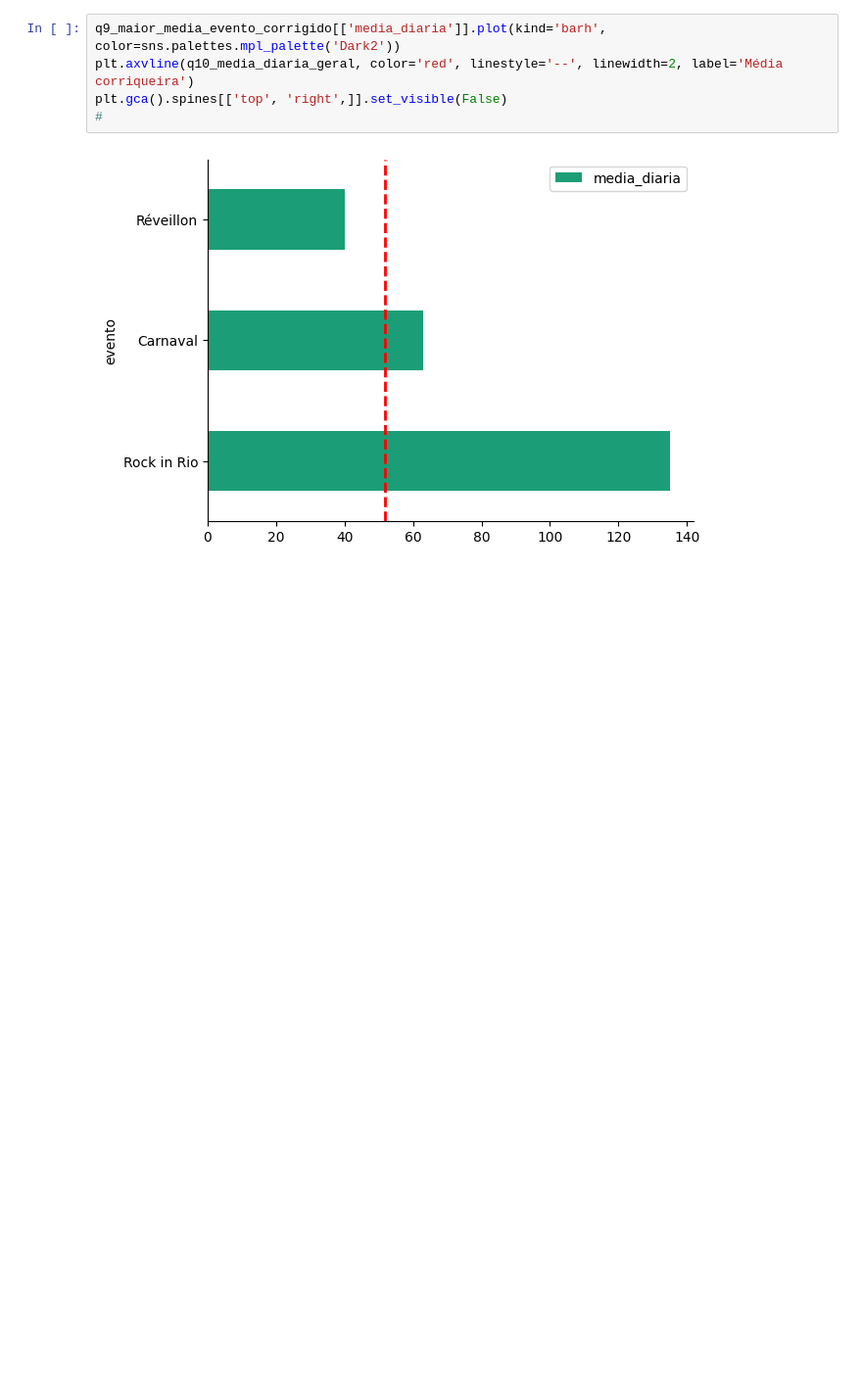
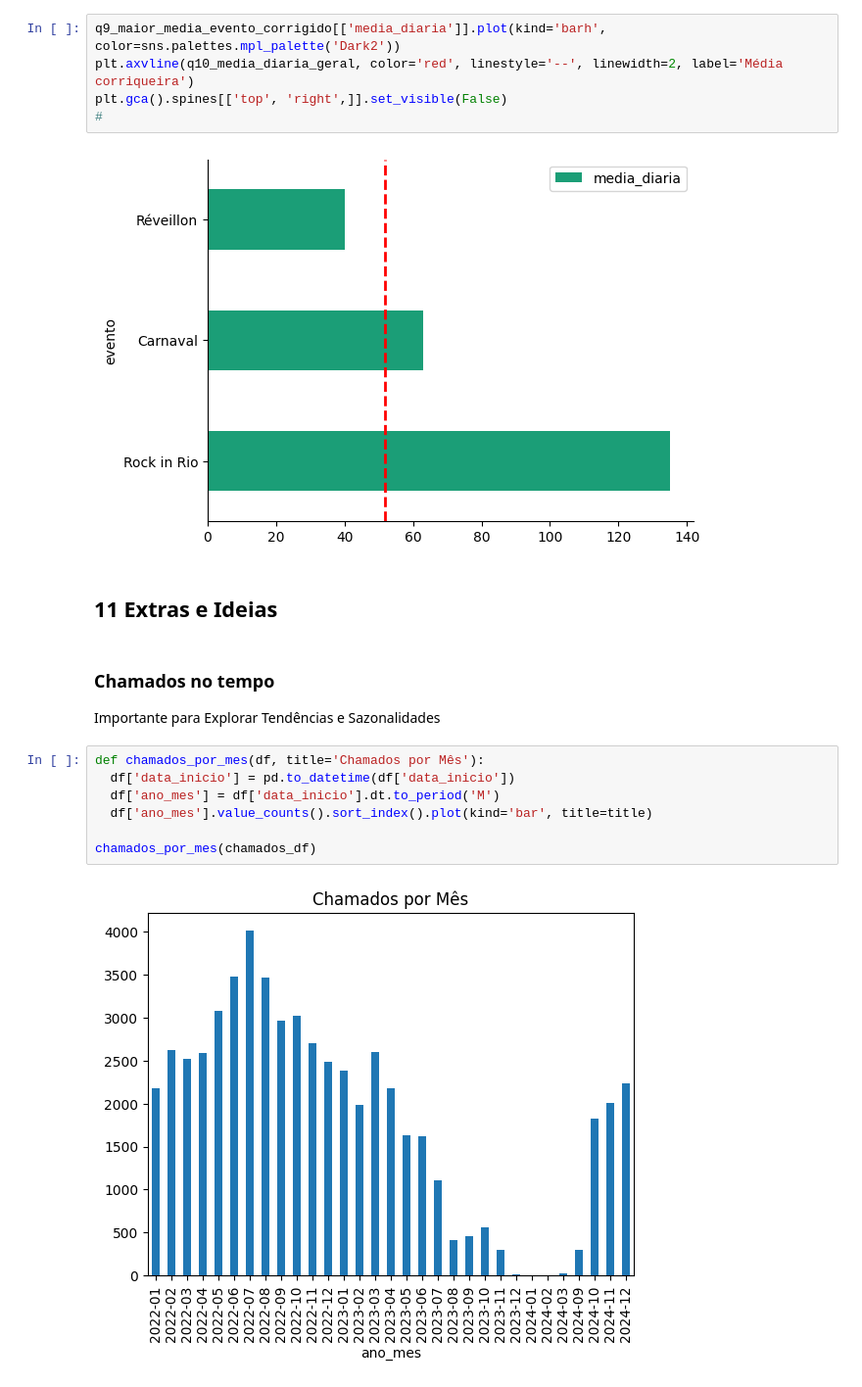
Before and after one commit to AlexTeixeira1/djrds, a Jupyter notebook: analise_sql.ipynb, the cells around one changed output. Shown at 98% size. Drawn from its saved outputs; the diff is of its cells as text; blank space fills up the shorter version.

Commit message:
Add Visualização ao Notebook exploratório
Visualização adicionada por bairro, subprefeitura e eveloção no tempo.
A fim de explorar tendências sazonais e geográficas.

```diff
--- a/analise_sql.ipynb
+++ b/analise_sql.ipynb
@@ -301,3 +301,17 @@ plt.gca().spines[['top', 'right',]].set_visible(False)
 #
 # %% [output]
 [figure]
+# %% [markdown]
+## 11 Extras e Ideias
+# %% [markdown]
+### Chamados no tempo
+Importante para Explorar Tendências e Sazonalidades
+# %%
+def chamados_por_mes(df, title='Chamados por Mês'):
+  df['data_inicio'] = pd.to_datetime(df['data_inicio'])
+  df['ano_mes'] = df['data_inicio'].dt.to_period('M')
+  df['ano_mes'].value_counts().sort_index().plot(kind='bar', title=title)
+
+chamados_por_mes(chamados_df)
+# %% [output]
+[figure, added]
```
Also changed, not shown: parts of 13 cells of this notebook.
